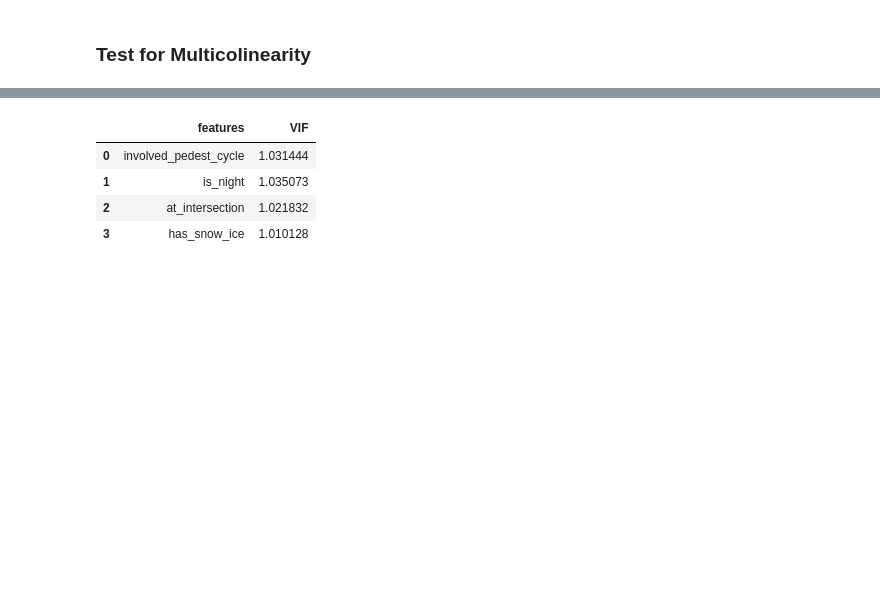
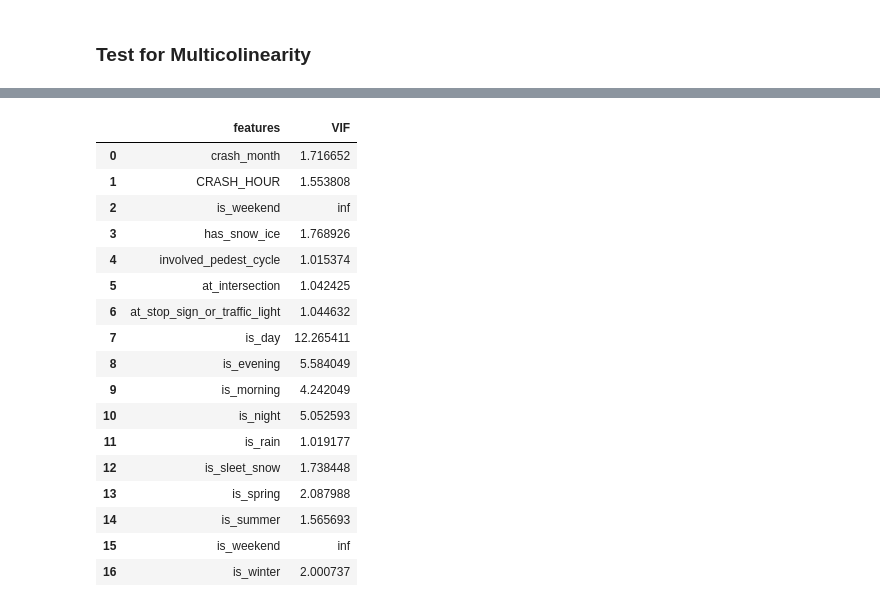
Before and after one commit to Morgan-Sell/chicago-traffic-safety, a Jupyter notebook: log_reg.ipynb, the cells around one changed output, grey strips where cells are left out. Cells and saved outputs as stored; diff of their text form; code cells hidden in the pictures; blank space fills up the shorter version.

```diff
--- a/log_reg.ipynb
+++ b/log_reg.ipynb
@@ -61,13 +49,25 @@ accidents.head(2)
 # %% [markdown]
 ## Process Data for Model
 # %%
-predictors = ['involved_pedest_cycle',
-             'is_night',
-             'at_intersection',
-             'has_snow_ice']
+X = accidents[['crash_month',
+              'CRASH_HOUR',
+              'is_weekend',
+              'has_snow_ice',
+              'involved_pedest_cycle',
+              'at_intersection',
+              'at_stop_sign_or_traffic_light',
+              'is_day',
+              'is_evening',
+              'is_morning',
+              'is_night',
+               'is_rain',
+               'is_sleet_snow',
+               'is_spring',
+               'is_summer',
+               'is_weekend',
+               'is_winter']]
 
 
-X = accidents[predictors]
 y = accidents['is_fatal_or_incap']
 
 X_train, X_test, y_train, y_test = train_test_split(X, y, test_size=0.20, random_state=3)
@@ -179,9 +202,22 @@ Logit Regression Results
 # %%
 X_over_df = pd.DataFrame(X_over, columns=X.columns)
-calc_vif(X_over_df)
+log_reg_utils.calc_vif(X_over_df)
 # %% [output]
 |  | features | VIF |
-| 0 | involved_pedest_cycle | 1.031444 |
-| 1 | is_night | 1.035073 |
-| 2 | at_intersection | 1.021832 |
-| 3 | has_snow_ice | 1.010128 |
+| 0 | crash_month | 1.716652 |
+| 1 | CRASH_HOUR | 1.553808 |
+| 2 | is_weekend | inf |
+| 3 | has_snow_ice | 1.768926 |
+| 4 | involved_pedest_cycle | 1.015374 |
+| 5 | at_intersection | 1.042425 |
+| 6 | at_stop_sign_or_traffic_light | 1.044632 |
+| 7 | is_day | 12.265411 |
+| 8 | is_evening | 5.584049 |
+| 9 | is_morning | 4.242049 |
+| 10 | is_night | 5.052593 |
+| 11 | is_rain | 1.019177 |
+| 12 | is_sleet_snow | 1.738448 |
+| 13 | is_spring | 2.087988 |
+| 14 | is_summer | 1.565693 |
+| 15 | is_weekend | inf |
+| 16 | is_winter | 2.000737 |
```
Also changed, not shown: parts of 8 cells of this notebook, 1 other file.
